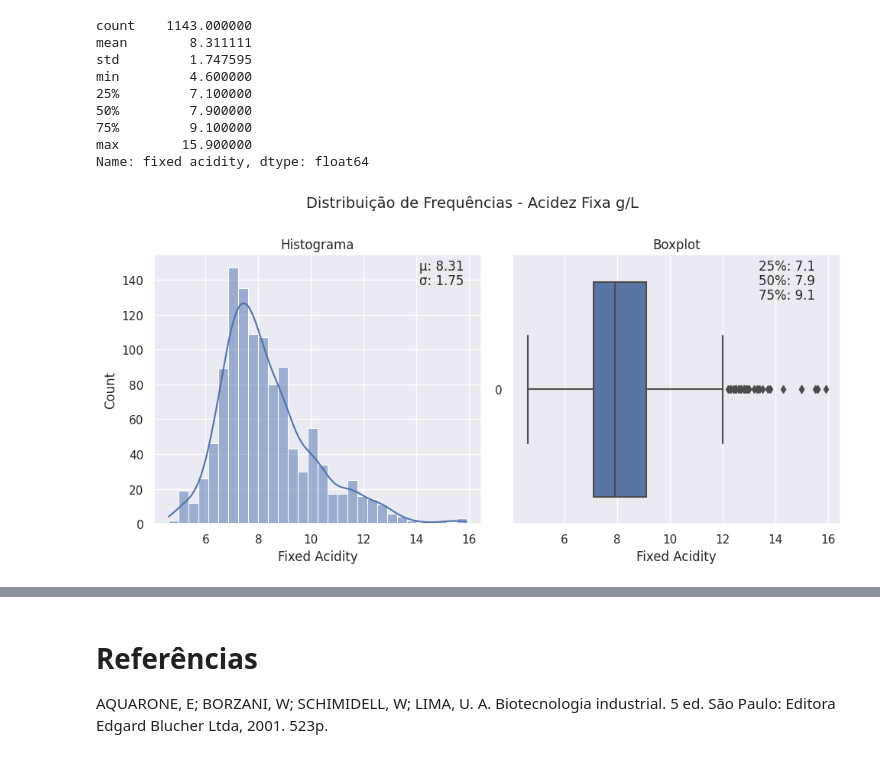
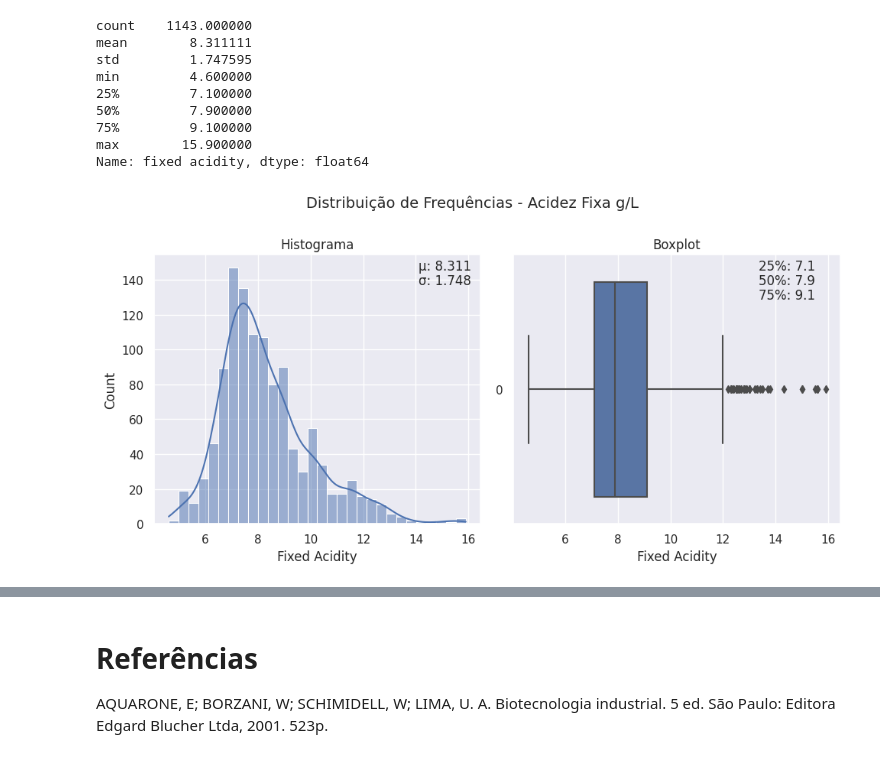
Before and after one commit to jmacedo91/01-World-Population-Data-Analysis, a Jupyter notebook: 002 - Wine Quality EDA and Classification.ipynb, the cells around one changed output, grey strips where cells are left out. Drawn from its saved outputs; the diff is of its cells as text; code cells hidden in the pictures.

Commit message:
Avaliando a Média e o Desvio Padrão da Acidez Fixa do Vinho

```diff
--- a/002 - Wine Quality EDA and Classification.ipynb
+++ b/002 - Wine Quality EDA and Classification.ipynb
@@ -147,35 +147,38 @@ min         4.600000
 max        15.900000
 Name: fixed acidity, dtype: float64
 # %%
-fig, axes = plt.subplots(1, 2, figsize=(10, 5), dpi=100)
+def distribuicao(titulo, parametro):
+  fig, axes = plt.subplots(1, 2, figsize=(10, 5), dpi=100)
 
-fig.suptitle('Distribuição de Frequências - Acidez Fixa g/L', y=1, fontsize=14)
+  fig.suptitle(titulo, y=1, fontsize=14)
 
-feat_mean = round(df['fixed acidity'].describe().loc['mean'], 2)
-feat_std = round(df['fixed acidity'].describe().loc['std'], 2)
-feat_25 = round(df['fixed acidity'].describe().loc['25%'], 2)
-feat_50 = round(df['fixed acidity'].describe().loc['50%'], 2)
-feat_75 = round(df['fixed acidity'].describe().loc['75%'], 2)
+  feat_mean = round(df[parametro].describe().loc['mean'], 3)
+  feat_std = round(df[parametro].describe().loc['std'], 3)
+  feat_25 = round(df[parametro].describe().loc['25%'], 3)
+  feat_50 = round(df[parametro].describe().loc['50%'], 3)
+  feat_75 = round(df[parametro].describe().loc['75%'], 3)
 
-sns.histplot(ax=axes[0], data=df['fixed acidity'], kde=True)
-axes[0].set_title('Histograma')
-axes[0].set_xlabel('Fixed Acidity')
-axes[0].annotate(f"μ: {feat_mean}", xy=(0.81, 0.945), xycoords='axes fraction',
-             fontsize=12)
-axes[0].annotate(f"σ: {feat_std}", xy=(0.81, 0.89), xycoords='axes fraction',
-             fontsize=12)
+  sns.histplot(ax=axes[0], data=df[parametro], kde=True)
+  axes[0].set_title('Histograma')
+  axes[0].set_xlabel(parametro.title())
+  axes[0].annotate(f"μ: {feat_mean}", xy=(0.81, 0.945), xycoords='axes fraction',
+              fontsize=12)
+  axes[0].annotate(f"σ: {feat_std}", xy=(0.81, 0.89), xycoords='axes fraction',
+              fontsize=12)
 
-sns.boxplot(ax=axes[1], data=df['fixed acidity'], orient="h")
-axes[1].set_title('Boxplot')
-axes[1].set_xlabel('Fixed Acidity')
-axes[1].annotate(f"25%: {feat_25}", xy=(0.75, 0.945), xycoords='axes fraction',
-             fontsize=12)
-axes[1].annotate(f"50%: {feat_50}", xy=(0.75, 0.89), xycoords='axes fraction',
-             fontsize=12)
-axes[1].annotate(f"75%: {feat_75}", xy=(0.75, 0.835), xycoords='axes fraction',
-             fontsize=12)
+  sns.boxplot(ax=axes[1], data=df[parametro], orient="h")
+  axes[1].set_title('Boxplot')
+  axes[1].set_xlabel(parametro.title())
+  axes[1].annotate(f"25%: {feat_25}", xy=(0.75, 0.945), xycoords='axes fraction',
+              fontsize=12)
+  axes[1].annotate(f"50%: {feat_50}", xy=(0.75, 0.89), xycoords='axes fraction',
+              fontsize=12)
+  axes[1].annotate(f"75%: {feat_75}", xy=(0.75, 0.835), xycoords='axes fraction',
+              fontsize=12)
 
-fig.tight_layout()
-plt.show()
+  fig.tight_layout()
+  plt.show()
-# %% [output]
-[figure, removed]
+# %%
+distribuicao('Distribuição de Frequências - Acidez Fixa g/L', 'fixed acidity')
+# %% [output]
+[figure, added]
```
Also changed, not shown: parts of 12 cells of this notebook.
